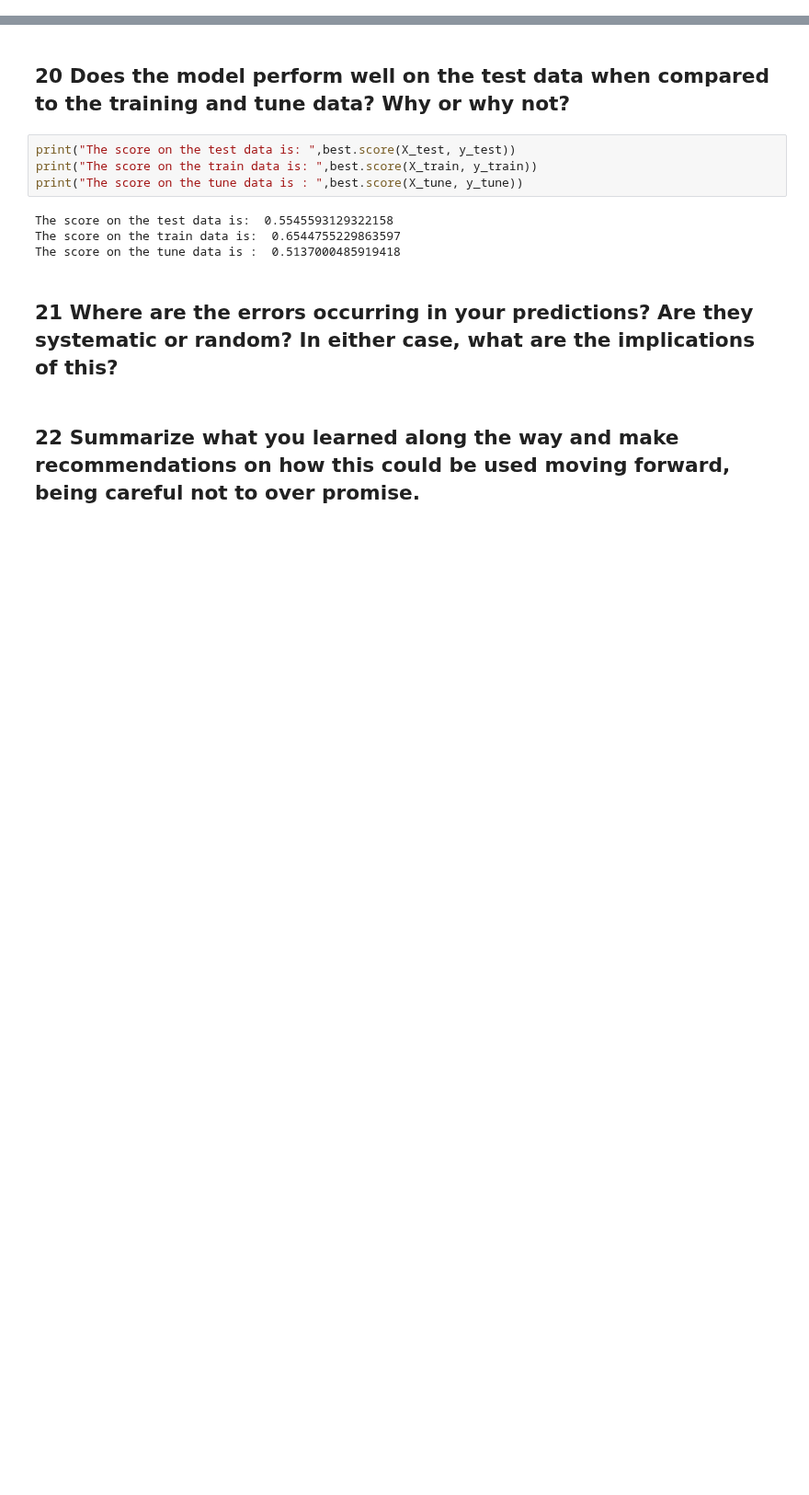
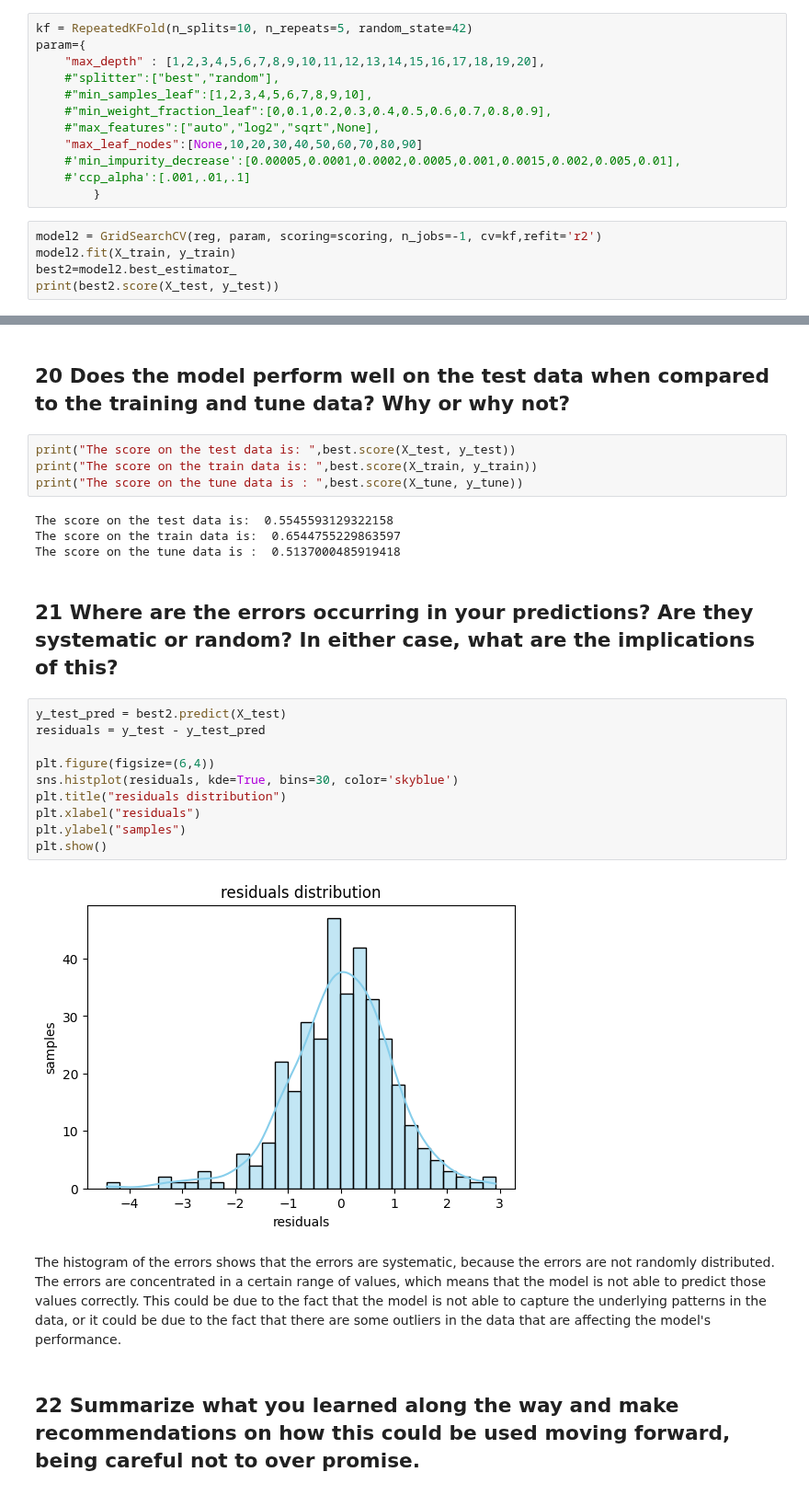
Before and after one commit to dylanlidailin/DS-3021, a Jupyter notebook: 09_DT_Regression/DT_Reg_Lab.ipynb, the cells around one changed output, grey strips where cells are left out. Shown at 92% size. Saved outputs shown, nothing was run; the diff lists cells and outputs as text; blank space fills up the shorter version.

```diff
--- a/09_DT_Regression/DT_Reg_Lab.ipynb
+++ b/09_DT_Regression/DT_Reg_Lab.ipynb
@@ -451,3 +420,20 @@ print(top_movie)
 ## 18 Experiment using your what if ideas (two is fine). Did the model improve? If so, how much? If not, what did you learn? (You don't need to include all the "what if" code just speak to what you tried and what you learned).
 # %% [markdown]
 Q1
+# %%
+kf = RepeatedKFold(n_splits=10, n_repeats=5, random_state=42)
+param={
+    "max_depth" : [1,2,3,4,5,6,7,8,9,10,11,12,13,14,15,16,17,18,19,20],
+    #"splitter":["best","random"],
+    #"min_samples_leaf":[1,2,3,4,5,6,7,8,9,10],
+    #"min_weight_fraction_leaf":[0,0.1,0.2,0.3,0.4,0.5,0.6,0.7,0.8,0.9],
+    #"max_features":["auto","log2","sqrt",None],
+    "max_leaf_nodes":[None,10,20,30,40,50,60,70,80,90]
+    #'min_impurity_decrease':[0.00005,0.0001,0.0002,0.0005,0.001,0.0015,0.002,0.005,0.01],
+    #'ccp_alpha':[.001,.01,.1]
+        }
+# %%
+model2 = GridSearchCV(reg, param, scoring=scoring, n_jobs=-1, cv=kf,refit='r2')
+model2.fit(X_train, y_train)
+best2=model2.best_estimator_
+print(best2.score(X_test, y_test))
@@ -594,5 +586,19 @@ The score on the train data is:  0.6544755229863597
 The score on the tune data is :  0.5137000485919418
 # %% [markdown]
 ## 21 Where are the errors occurring in your predictions? Are they systematic or random? In either case, what are the implications of this?
+# %%
+y_test_pred = best2.predict(X_test)
+residuals = y_test - y_test_pred
+
+plt.figure(figsize=(6,4))
+sns.histplot(residuals, kde=True, bins=30, color='skyblue')
+plt.title("residuals distribution")
+plt.xlabel("residuals")
+plt.ylabel("samples")
+plt.show()
+# %% [output]
+[figure, added]
+# %% [markdown]
+The histogram of the errors shows that the errors are systematic, because the errors are not randomly distributed. The errors are concentrated in a certain range of values, which means that the model is not able to predict those values correctly. This could be due to the fact that the model is not able to capture the underlying patterns in the data, or it could be due to the fact that there are some outliers in the data that are affecting the model's performance.
 # %% [markdown]
 ## 22 Summarize what you learned along the way and make recommendations on how this could be used moving forward, being careful not to over promise.
```
Also changed, not shown: parts of 10 cells of this notebook.
